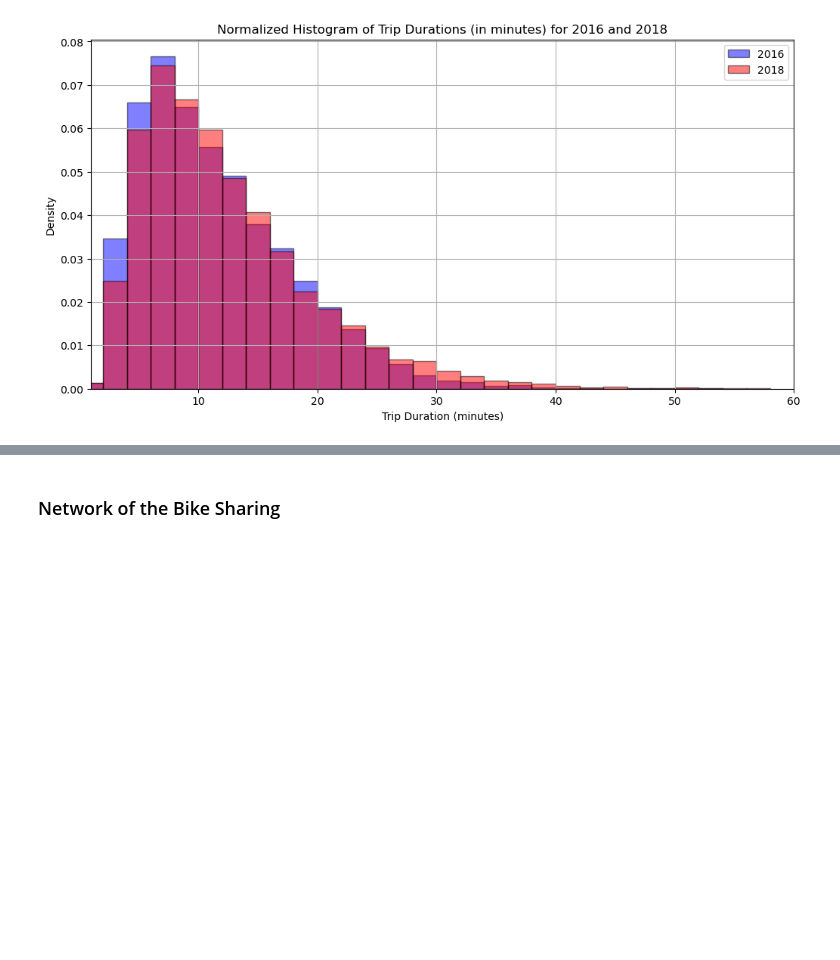
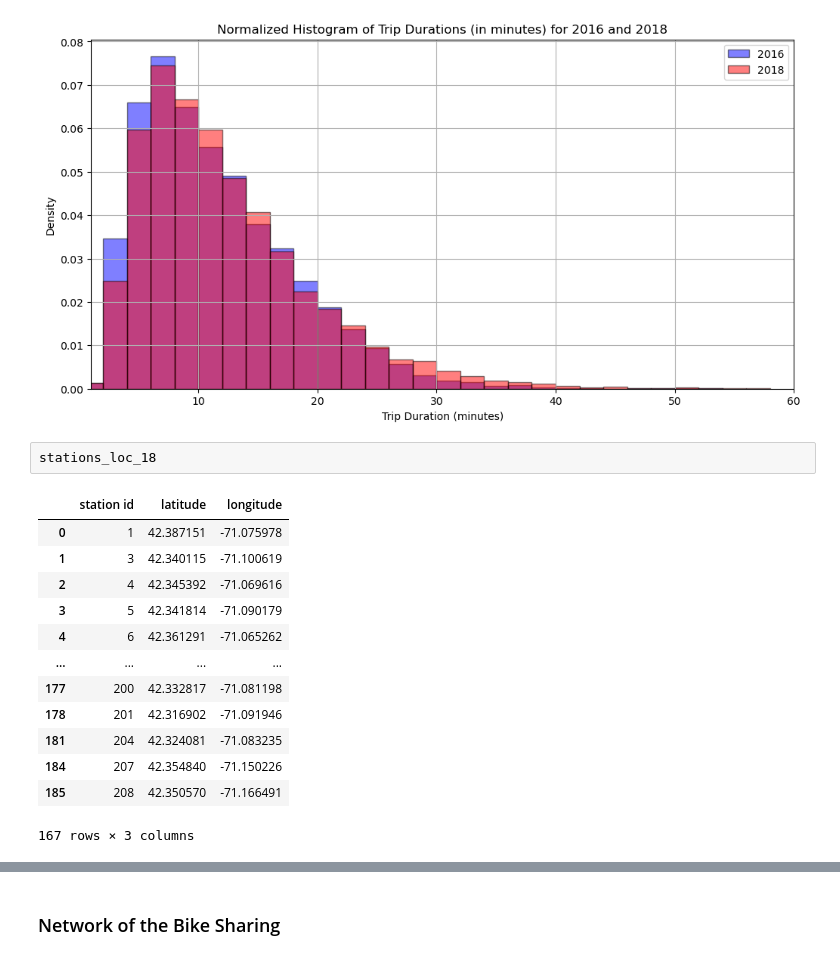
Before and after one commit to SahputraS/Bike-Sharing-Network, a Jupyter notebook: Bike Sharing Network_on going.ipynb, the cells around one changed output, grey strips where cells are left out. Drawn from its saved outputs; the diff is of its cells as text; blank space fills up the shorter version.

```diff
--- a/Bike Sharing Network_on going.ipynb
+++ b/Bike Sharing Network_on going.ipynb
@@ -251,6 +251,22 @@ plt.xlim(1, 60)
 plt.show()
 # %% [output]
 [figure]
+# %%
+stations_loc_18
+# %% [output]
+|  | station id | latitude | longitude |
+| 0 | 1 | 42.387151 | -71.075978 |
+| 1 | 3 | 42.340115 | -71.100619 |
+| 2 | 4 | 42.345392 | -71.069616 |
+| 3 | 5 | 42.341814 | -71.090179 |
+| 4 | 6 | 42.361291 | -71.065262 |
+| ... | ... | ... | ... |
+| 177 | 200 | 42.332817 | -71.081198 |
+| 178 | 201 | 42.316902 | -71.091946 |
+| 181 | 204 | 42.324081 | -71.083235 |
+| 184 | 207 | 42.354840 | -71.150226 |
+| 185 | 208 | 42.350570 | -71.166491 |
+167 rows × 3 columns
 # %%
 map_center = [new_stations_18['latitude'].mean(), new_stations_18['longitude'].mean()]
 m = folium.Map(location=map_center, zoom_start=11, tiles='CartoDB positron')
```
Also changed, not shown: parts of 13 cells of this notebook.
